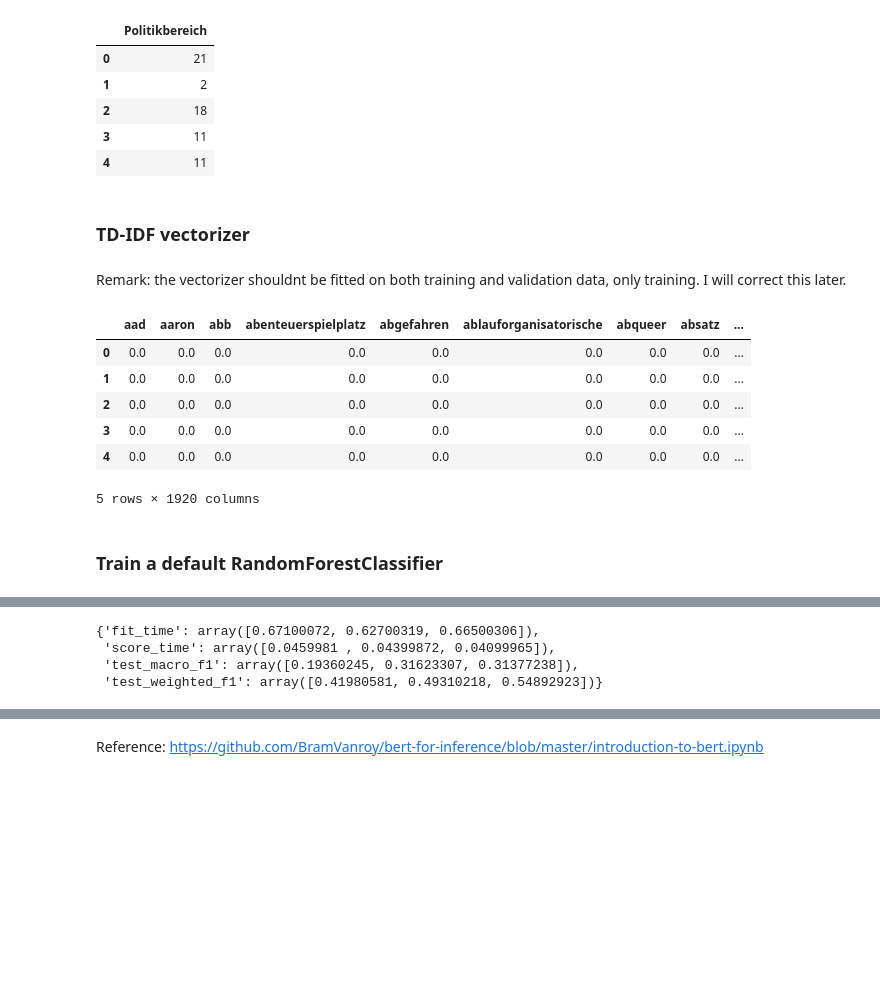
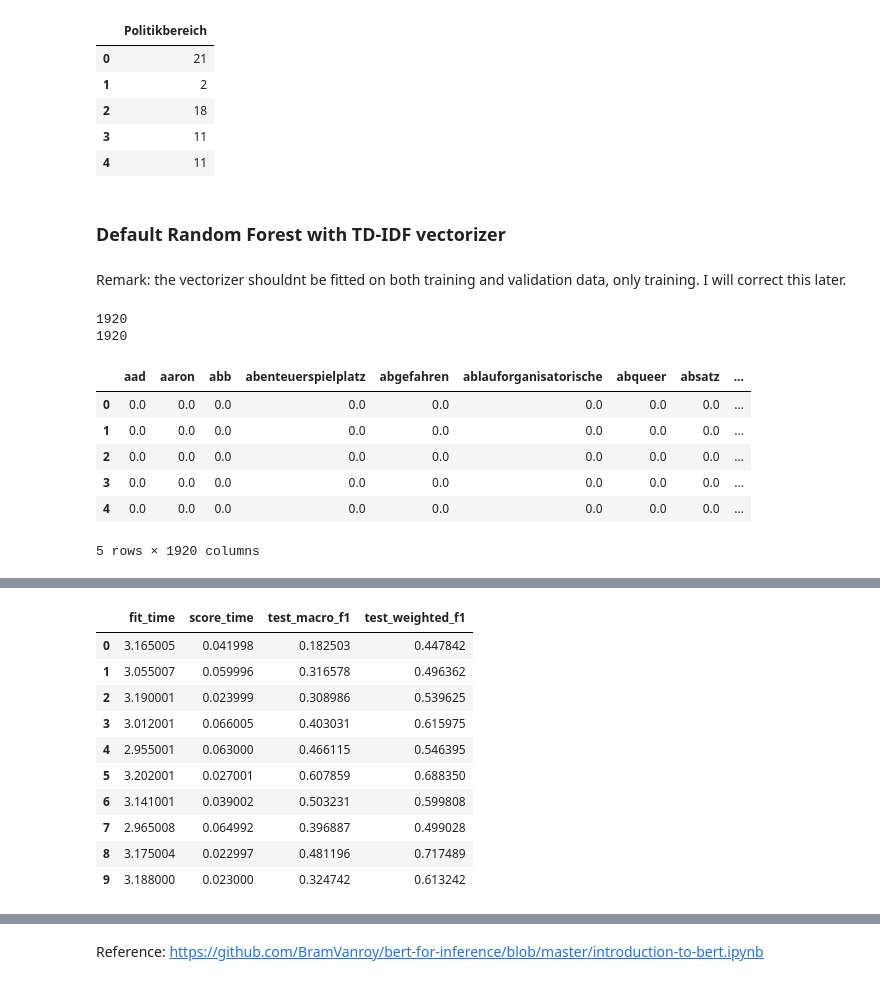
Before and after one commit to lcesaratto/Staatlichen-Ausgaben-Klassifizierung, a Jupyter notebook: 4_Modelling.ipynb, the cells around one changed output, grey strips where cells are left out. Cells and saved outputs as stored; diff of their text form; code cells hidden in the pictures; blank space fills up the shorter version.

```diff
--- a/4_Modelling.ipynb
+++ b/4_Modelling.ipynb
@@ -29,34 +29,36 @@ y.head(5)
 | 3 | 11 |
 | 4 | 11 |
 # %% [markdown]
-### TD-IDF vectorizer
+### Default Random Forest with TD-IDF vectorizer
 # %% [markdown]
 Remark: the vectorizer shouldnt be fitted on both training and validation data, only training. I will correct this later.
 # %%
 from sklearn.feature_extraction.text import TfidfVectorizer
 
+X_tfidf = X.copy()
+
 vectorizer = TfidfVectorizer()
-vectorizer.fit(X["Zweck"])
+vectorizer.fit(X_tfidf["Zweck"])
 
-tfidf_encodings = vectorizer.transform(X["Zweck"])
+tfidf_encodings = vectorizer.transform(X_tfidf["Zweck"])
 
-X = pd.DataFrame(tfidf_encodings.toarray())
-X.columns = vectorizer.get_feature_names()
+X_tfidf = pd.DataFrame(tfidf_encodings.toarray())
+X_tfidf.columns = vectorizer.get_feature_names()
 
 print(len(vectorizer.vocabulary_))
-print(len(X.iloc[0]))
+print(len(X_tfidf.iloc[0]))
 
-X.head(5)
+X_tfidf.head(5)
 # %% [output]
+1920
+1920
 |  | aad | aaron | abb | abenteuerspielplatz | abgefahren | ablauforganisatorische | abqueer | absatz | ... |
 | 0 | 0.0 | 0.0 | 0.0 | 0.0 | 0.0 | 0.0 | 0.0 | 0.0 | ... |
 | 1 | 0.0 | 0.0 | 0.0 | 0.0 | 0.0 | 0.0 | 0.0 | 0.0 | ... |
 | 2 | 0.0 | 0.0 | 0.0 | 0.0 | 0.0 | 0.0 | 0.0 | 0.0 | ... |
 | 3 | 0.0 | 0.0 | 0.0 | 0.0 | 0.0 | 0.0 | 0.0 | 0.0 | ... |
 | 4 | 0.0 | 0.0 | 0.0 | 0.0 | 0.0 | 0.0 | 0.0 | 0.0 | ... |
-5 rows × 1920 columns
+5 rows × 1920 columns
-# %% [markdown]
-### Train a default RandomForestClassifier
 # %%
 from sklearn.ensemble import RandomForestClassifier
 from sklearn.model_selection import cross_validate
@@ -77,11 +79,19 @@ scorer_weighted_f1 = make_scorer(custom_scorer_weighted_f1, greater_is_better=Tr
 
 rf = RandomForestClassifier(random_state=42)
 
-scores = cross_validate(rf, X, y["Politikbereich"].values, cv=3,
-                                    scoring = {"macro_f1": scorer_macro_f1,"weighted_f1": scorer_weighted_f1},
-                                    return_train_score = False,
-                                    verbose=1,
-                                    n_jobs=10)
+scores = cross_validate(rf,
+                        X_tfidf,
+                        y["Politikbereich"].values,
+                        cv=10,
+                        scoring = {"macro_f1": scorer_macro_f1,"weighted_f1": scorer_weighted_f1},
+                        return_train_score = False,
+                        verbose=1,
+                        n_jobs=10)
+
+scores = pd.DataFrame(scores)
+
+avg_macro_f1 = scores["test_macro_f1"].mean()
+avg_weighted_f1 = scores["test_weighted_f1"].mean()
 
 scores
 # %% [output]
@@ -90,7 +101,14 @@ scores
-{'fit_time': array([0.67100072, 0.62700319, 0.66500306]),
- 'score_time': array([0.0459981 , 0.04399872, 0.04099965]),
- 'test_macro_f1': array([0.19360245, 0.31623307, 0.31377238]),
- 'test_weighted_f1': array([0.41980581, 0.49310218, 0.54892923])}
+|  | fit_time | score_time | test_macro_f1 | test_weighted_f1 |
+| 0 | 3.165005 | 0.041998 | 0.182503 | 0.447842 |
+| 1 | 3.055007 | 0.059996 | 0.316578 | 0.496362 |
+| 2 | 3.190001 | 0.023999 | 0.308986 | 0.539625 |
+| 3 | 3.012001 | 0.066005 | 0.403031 | 0.615975 |
+| 4 | 2.955001 | 0.063000 | 0.466115 | 0.546395 |
+| 5 | 3.202001 | 0.027001 | 0.607859 | 0.688350 |
+| 6 | 3.141001 | 0.039002 | 0.503231 | 0.599808 |
+| 7 | 2.965008 | 0.064992 | 0.396887 | 0.499028 |
+| 8 | 3.175004 | 0.022997 | 0.481196 | 0.717489 |
+| 9 | 3.188000 | 0.023000 | 0.324742 | 0.613242 |
 # %%
 import pandas as pd
 
```
Also changed, not shown: parts of 6 cells of this notebook, 1 other file.
